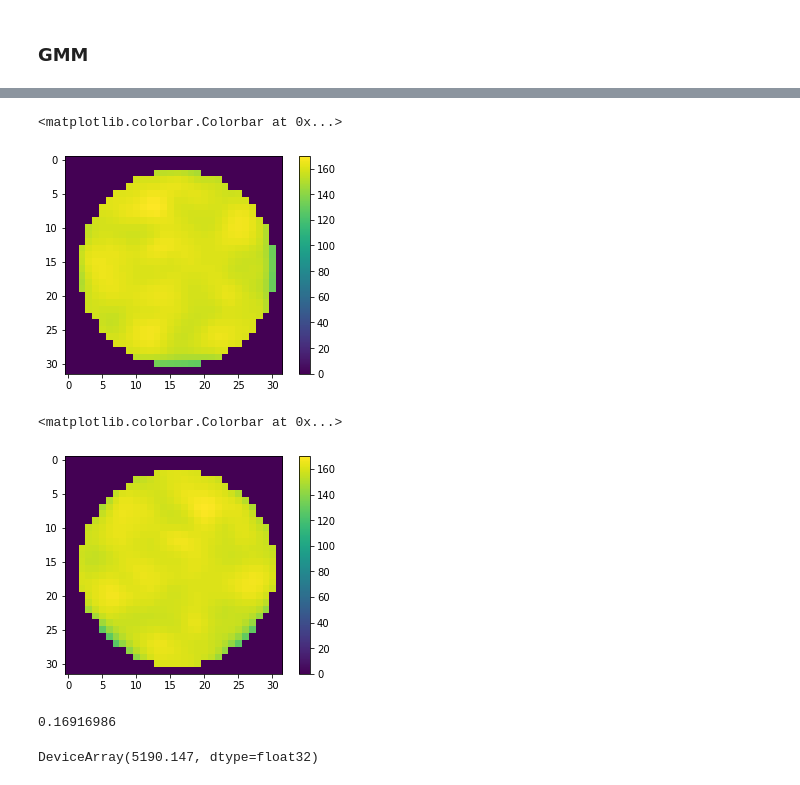
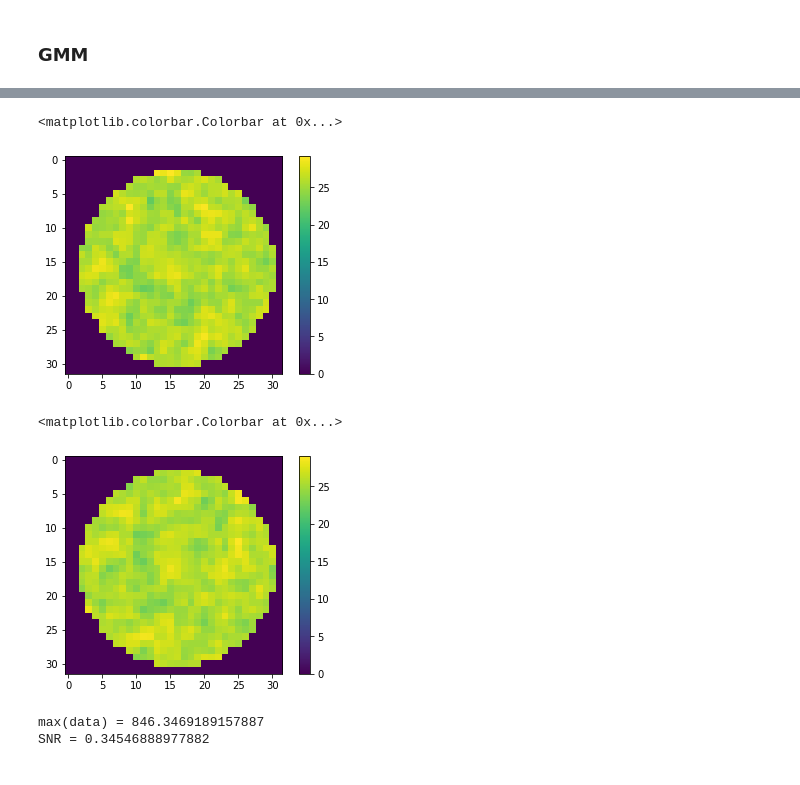
Before and after one commit to bogdantoader/simplecryoem, a Jupyter notebook: nb/SART.ipynb, the cells around one changed output, grey strips where cells are left out. Drawn from its saved outputs; the diff is of its cells as text; code cells hidden in the pictures.

```diff
--- a/nb/SART.ipynb
+++ b/nb/SART.ipynb
@@ -29,7 +52,7 @@ def pts2img(amp, pts, x_grid, sig):
 #pts2img_vmap = jax.vmap(pts2img_one, in_axes=0)
 
 
-def rotate_and_project(amp, theta, pts, x_grid, sig):
+def rotate_and_project_gmm(amp, theta, pts, x_grid, sig):
     R = jnp.array([[jnp.cos(theta), -jnp.sin(theta)], [jnp.sin(theta), jnp.cos(theta)]])
     pts = (R @ pts.transpose()).transpose()
     img = pts2img(amp, pts, x_grid, sig)
@@ -61,5 +62,7 @@ def get_loss_function(fwd_model_vmap, thetas, data):
 # %%
 nx = 32
 x_grid = jnp.fft.fftshift(jnp.fft.fftfreq(nx))
-sigma = 0.05
+sigma = 0.02
 amp = 10 + jnp.array(np.random.randn(nx*nx))
+
+rotate_and_project_args = {"x_grid" : x_grid, "sig" : sigma }
@@ -75,29 +80,28 @@ img = pts2img(amp, pts, x_grid, sigma)
 plt.imshow(img*mask); plt.colorbar()
 # %% [output]
 <matplotlib.colorbar.Colorbar at 0x...>
-[figure, old version]
+[figure, new version]
 # %%
 theta = jnp.pi/4
-proj, img_rot, pts_rot = rotate_and_project(amp, theta, pts, x_grid, sigma)
+proj, img_rot, pts_rot = rotate_and_project_gmm(amp, theta, pts, x_grid, sigma)
 plt.imshow(mask*img_rot); plt.colorbar()
 # %% [output]
 <matplotlib.colorbar.Colorbar at 0x...>
-[figure, old version]
+[figure, new version]
 # %%
+fwd_model, fwd_model_vmap = get_fwd_model(pts, rotate_and_project_gmm, rotate_and_project_args)
+
 N = 1000
-sig_noise = 10000
+sig_noise = 1000
 
 thetas = 2 * jnp.pi * jnp.array(np.random.rand(N))
 
 data = fwd_model_vmap(amp, thetas)
 data_noisy = data + np.random.randn(N, nx) * sig_noise
-#TODO: add noise
 
 SNR = jnp.sum(data**2)/jnp.sum(data_noisy**2)
-print(SNR)
+print(f"max(data) = {jnp.max(data)}")
+print(f"SNR = {SNR}")
 # %% [output]
-0.16916986
+max(data) = 846.3469189157887
+SNR = 0.34546888977882
-# %%
-jnp.max(data)
-# %% [output]
-DeviceArray(5190.147, dtype=float32)
```
Also changed, not shown: parts of 25 cells of this notebook.
